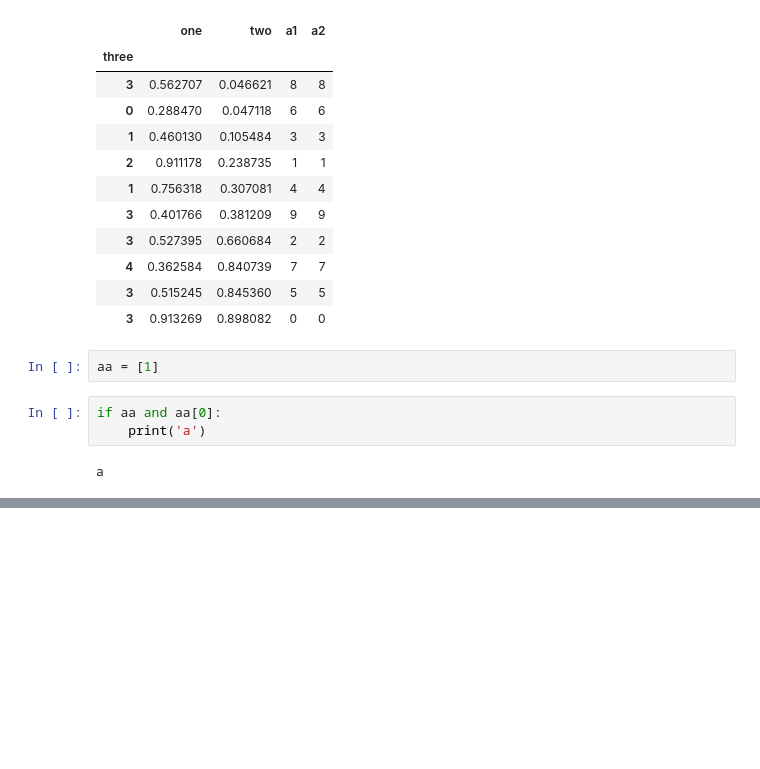
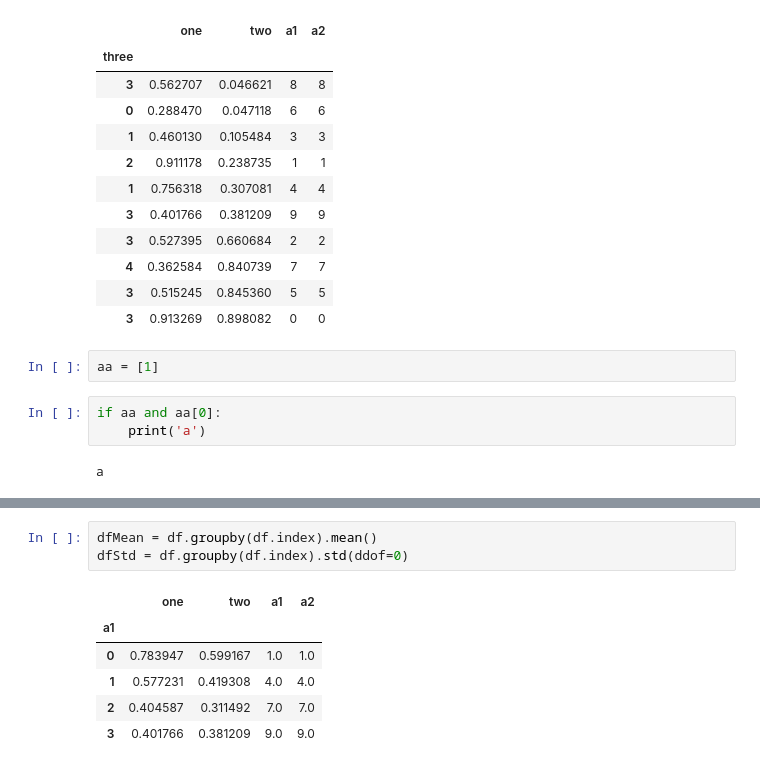
Before and after one commit to insommer/AnalysisCode, a Jupyter notebook: Coding Test/Coding Test.ipynb, the cells around one changed output, grey strips where cells are left out. Saved outputs shown, nothing was run; the diff lists cells and outputs as text; blank space fills up the shorter version.

```diff
--- a/Coding Test/Coding Test.ipynb
+++ b/Coding Test/Coding Test.ipynb
@@ -2479,0 +2525,10 @@ a
+# %%
+dfMean = df.groupby(df.index).mean()
+dfStd = df.groupby(df.index).std(ddof=0)
+# %% [output]
+|  | one | two | a1 | a2 |
+| a1 |  |  |  |  |
+| 0 | 0.783947 | 0.599167 | 1.0 | 1.0 |
+| 1 | 0.577231 | 0.419308 | 4.0 | 4.0 |
+| 2 | 0.404587 | 0.311492 | 7.0 | 7.0 |
+| 3 | 0.401766 | 0.381209 | 9.0 | 9.0 |
```
Also changed, not shown: parts of 5 cells of this notebook, 4 other files.
